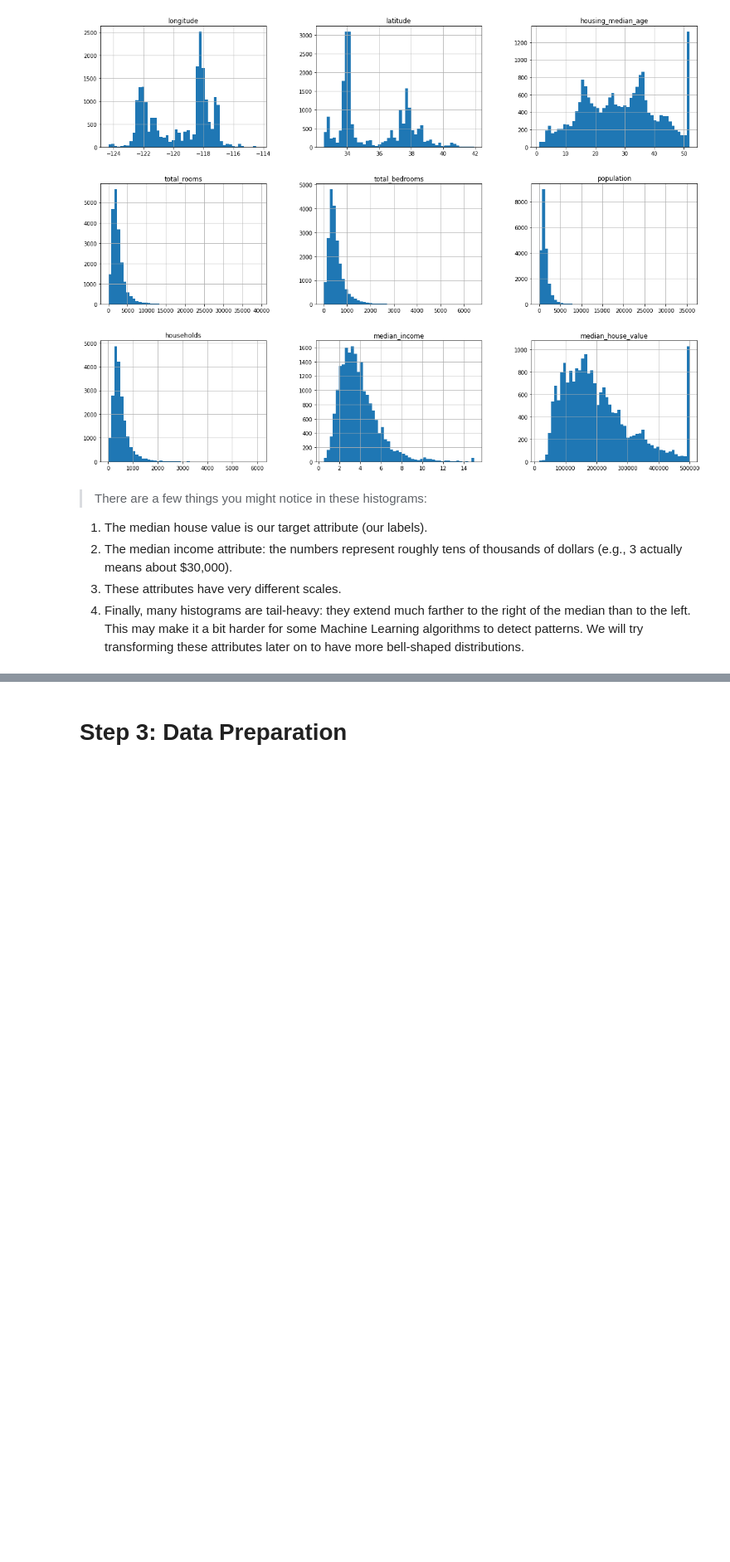
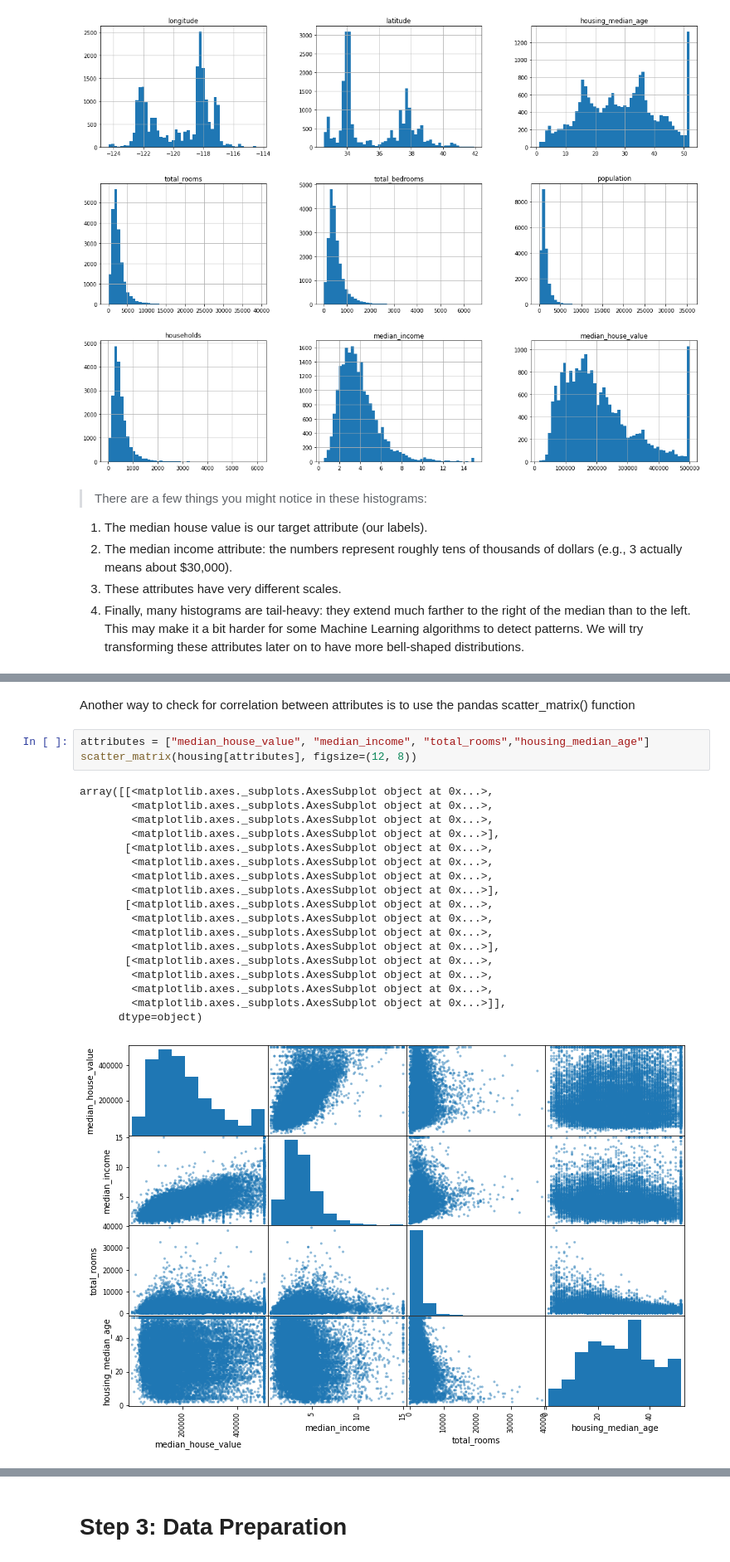
Before and after one commit to trungphan9x/ML_project1, a Jupyter notebook: trung_colab.ipynb, the cells around one changed output, grey strips where cells are left out. Shown at 83% size. Drawn from its saved outputs; the diff is of its cells as text; blank space fills up the shorter version.

```diff
--- a/trung_colab.ipynb
+++ b/trung_colab.ipynb
@@ -115,0 +174,24 @@ plt.show()
+# %% [markdown]
+Another way to check for correlation between attributes is to use the pandas scatter_matrix() function
+# %%
+attributes = ["median_house_value", "median_income", "total_rooms","housing_median_age"]
+scatter_matrix(housing[attributes], figsize=(12, 8))
+# %% [output]
+array([[<matplotlib.axes._subplots.AxesSubplot object at 0x...>,
+        <matplotlib.axes._subplots.AxesSubplot object at 0x...>,
+        <matplotlib.axes._subplots.AxesSubplot object at 0x...>,
+        <matplotlib.axes._subplots.AxesSubplot object at 0x...>],
+       [<matplotlib.axes._subplots.AxesSubplot object at 0x...>,
+        <matplotlib.axes._subplots.AxesSubplot object at 0x...>,
+        <matplotlib.axes._subplots.AxesSubplot object at 0x...>,
+        <matplotlib.axes._subplots.AxesSubplot object at 0x...>],
+       [<matplotlib.axes._subplots.AxesSubplot object at 0x...>,
+        <matplotlib.axes._subplots.AxesSubplot object at 0x...>,
+        <matplotlib.axes._subplots.AxesSubplot object at 0x...>,
+        <matplotlib.axes._subplots.AxesSubplot object at 0x...>],
+       [<matplotlib.axes._subplots.AxesSubplot object at 0x...>,
+        <matplotlib.axes._subplots.AxesSubplot object at 0x...>,
+        <matplotlib.axes._subplots.AxesSubplot object at 0x...>,
+        <matplotlib.axes._subplots.AxesSubplot object at 0x...>]],
+      dtype=object)
+[figure, added]
```
Also changed, not shown: parts of 30 cells of this notebook.
